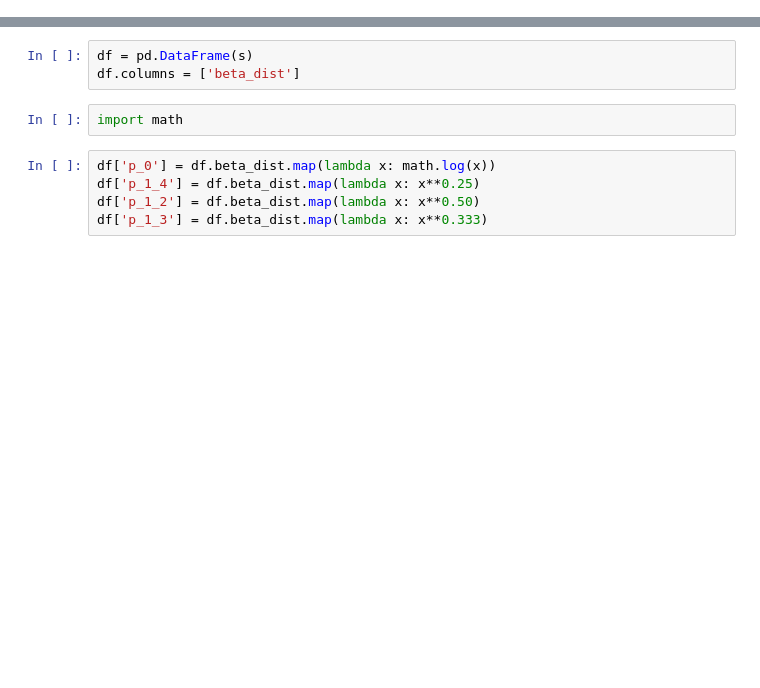
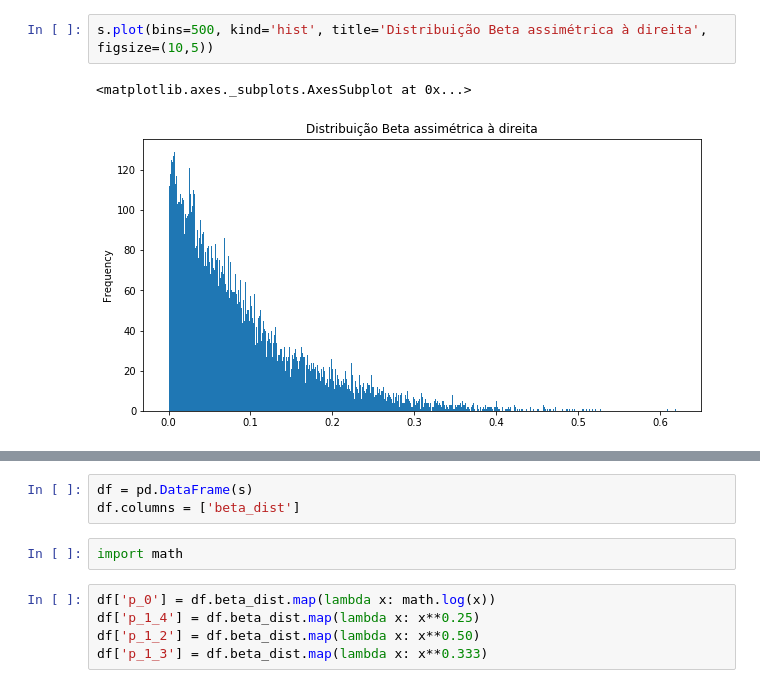
Before and after one commit to menubie/studies, a Jupyter notebook: basic_statistics/asymmetric_distribution_to_normal.ipynb, the cells around one changed output, grey strips where cells are left out. Drawn from its saved outputs; the diff is of its cells as text; blank space fills up the shorter version.

```diff
--- a/basic_statistics/asymmetric_distribution_to_normal.ipynb
+++ b/basic_statistics/asymmetric_distribution_to_normal.ipynb
@@ -39,0 +32,5 @@ p=0, p=1/4, p=1/2 e p=1/3
+# %%
+s.plot(bins=500, kind='hist', title='Distribuição Beta assimétrica à direita', figsize=(10,5))
+# %% [output]
+<matplotlib.axes._subplots.AxesSubplot at 0x...>
+[figure, added]
```
Also changed, not shown: parts of 22 cells of this notebook.
